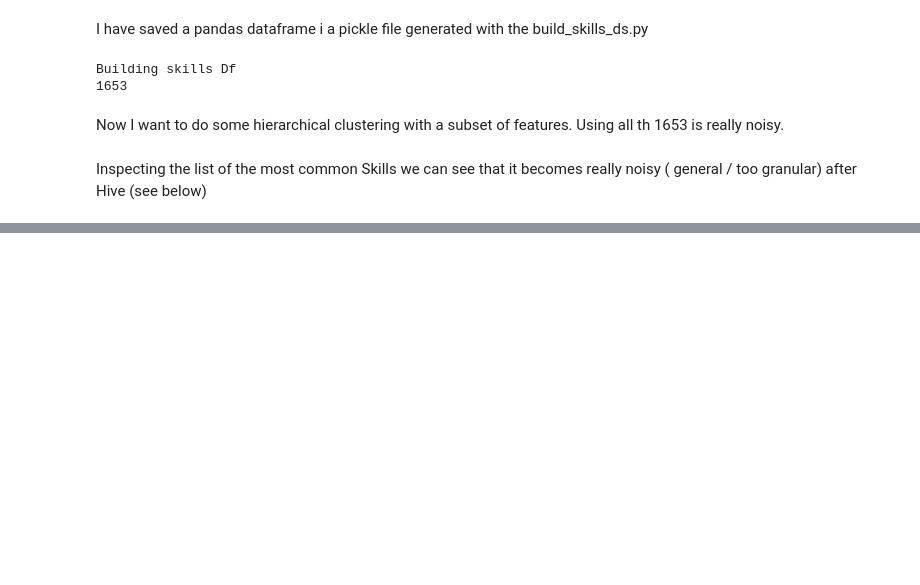
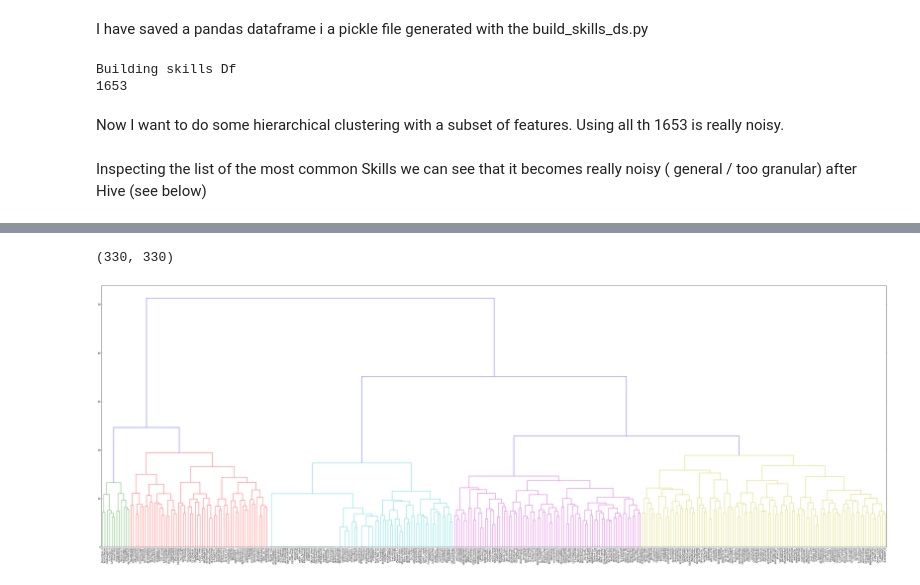
Before and after one commit to carlotorniai/Zproject, a Jupyter notebook: Exploratory Analysis after data gathering.ipynb, the cells around one changed output, grey strips where cells are left out. Saved outputs shown, nothing was run; the diff lists cells and outputs as text; code cells hidden in the pictures; blank space fills up the shorter version.

Commit message:
Added first hierarchical clustering

```diff
--- a/Exploratory Analysis after data gathering.ipynb
+++ b/Exploratory Analysis after data gathering.ipynb
@@ -33,0 +36,4 @@ Counter({u'Machine Learning': 204, u'Data Mining': 183, u'R': 175, u'Python': 16
+# %%
+sorted_skills =  sorted(skills.iteritems(), key=operator.itemgetter(1),  reverse=True)
+for elem in sorted_skills[:50]:
+    print elem[0], elem[1]
@@ -33,0 +61,2 @@ Counter({u'Machine Learning': 204, u'Data Mining': 183, u'R': 175, u'Python': 16
+# %%
+skills_count_30= [k[0] for k in sorted_skills if (k[1]>=30)]
@@ -33,0 +83,3 @@ Counter({u'Machine Learning': 204, u'Data Mining': 183, u'R': 175, u'Python': 16
+# %%
+# Now let's filter my dataframe to keep only the information for this data
+reduced_df = df_skills[skills_count_30]
@@ -33,0 +106,20 @@ Counter({u'Machine Learning': 204, u'Data Mining': 183, u'R': 175, u'Python': 16
+# %%
+# Now If I want to create a hierarchical clustering let's do so
+# Let's do the clusterign with this new dataframe now
+dist_skills = squareform(pdist(reduced_df, metric='euclidean'))
+# %%
+dist_skills.shape
+# %% [output]
+(330, 330)
+# %%
+import matplotlib.pyplot as plt
+%matplotlib inline
+import pymongo
+fig = plt.figure(figsize=(60, 20))
+# I want to use as the index the job title to get some information
+#for i in range(len(reduced_df.index)):
+#    print reduced_df.index[i]
+
+R = dendrogram(linkage(dist_skills, method='complete'), labels = reduced_df.index, color_threshold=22, leaf_font_size=10)
+# %% [output]
+[figure, added]
```
Also changed, not shown: parts of 10 cells of this notebook, 2 other files.
